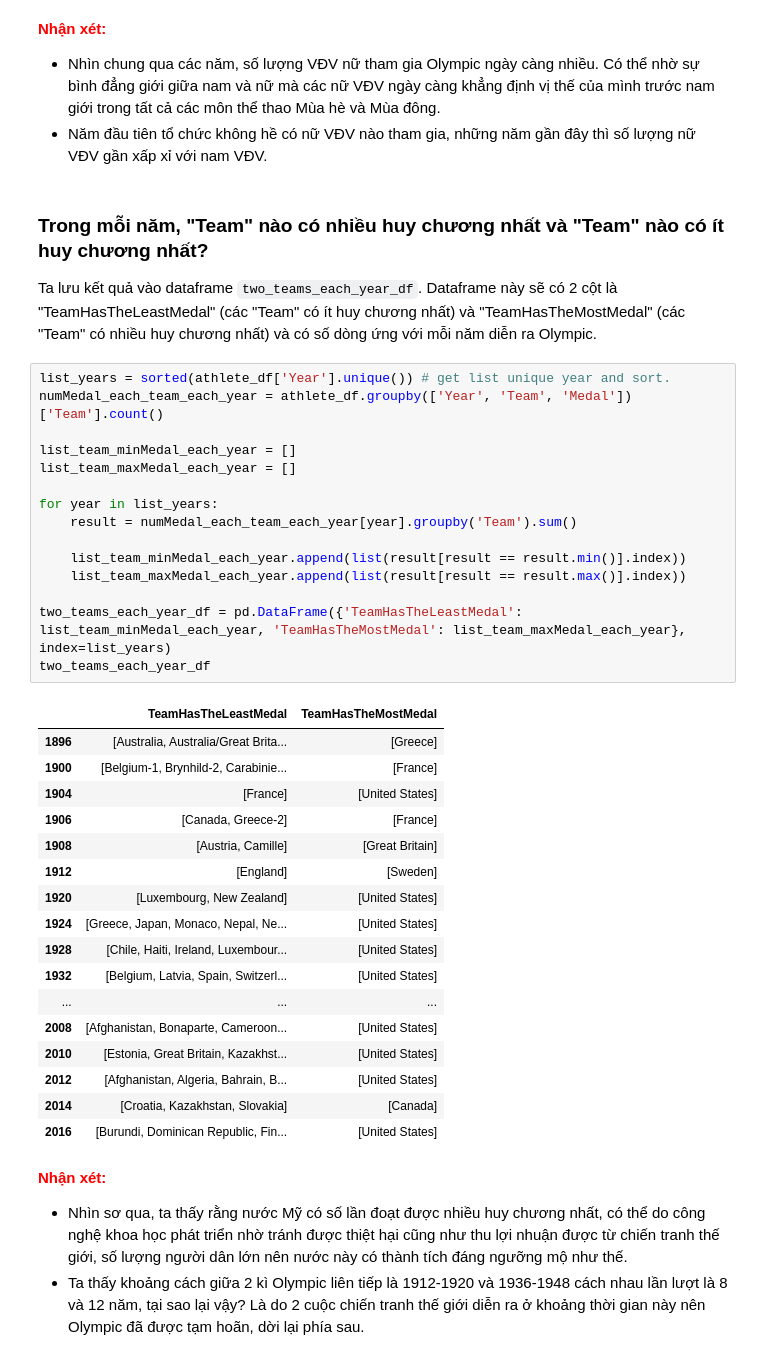
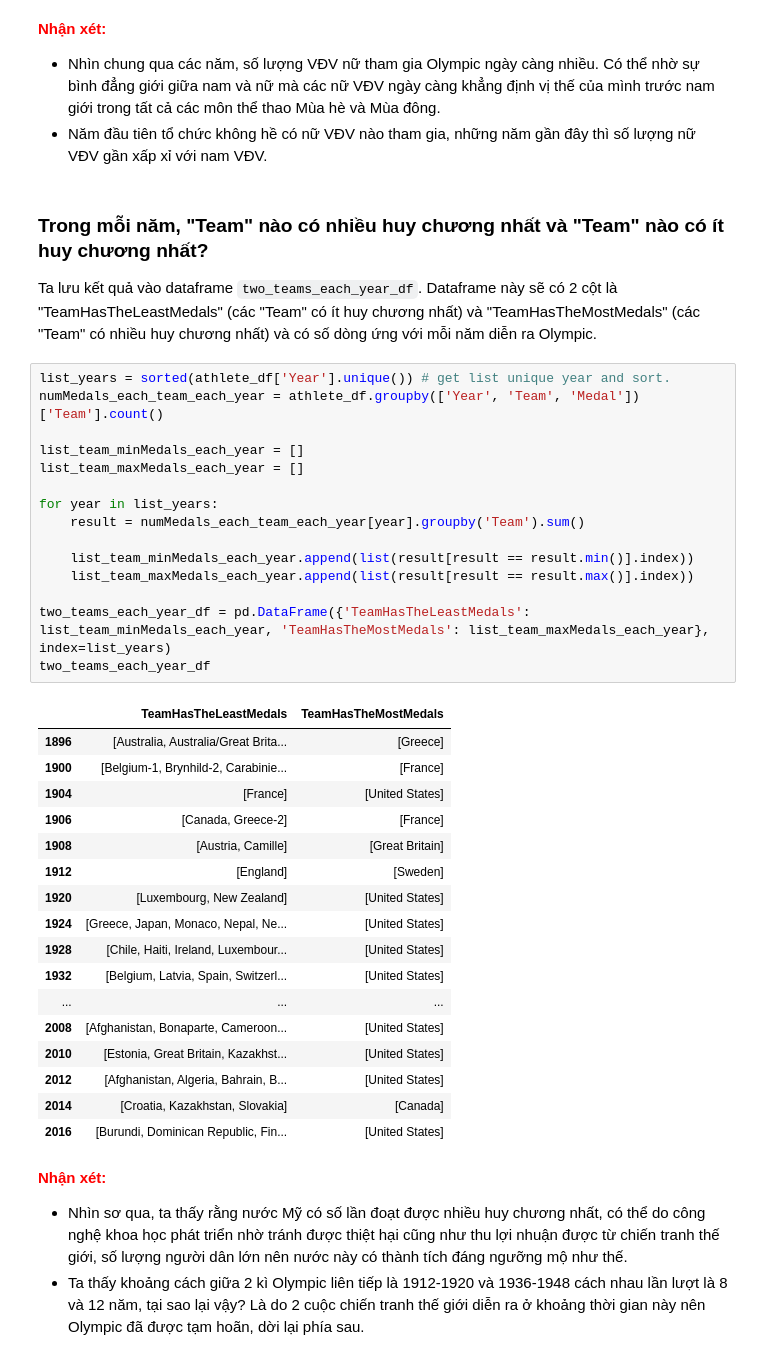
Before and after one commit to dtdung88/DSP-FinalProject, a Jupyter notebook: 1612908-DangTienDung.ipynb, the cells around one changed output. Saved outputs shown, nothing was run; the diff lists cells and outputs as text.

```diff
--- a/1612908-DangTienDung.ipynb
+++ b/1612908-DangTienDung.ipynb
@@ -321,24 +326,24 @@ plt.ylim(0, 1);
 # %% [markdown]
 ###  Trong mỗi năm, "Team" nào có nhiều huy chương nhất và "Team" nào có ít huy chương nhất?
 
-Ta lưu kết quả vào dataframe `two_teams_each_year_df`. Dataframe này sẽ có 2 cột là "TeamHasTheLeastMedal" (các "Team" có ít huy chương nhất) và "TeamHasTheMostMedal" (các "Team" có nhiều huy chương nhất) và có số dòng ứng với mỗi năm diễn ra Olympic.
+Ta lưu kết quả vào dataframe `two_teams_each_year_df`. Dataframe này sẽ có 2 cột là "TeamHasTheLeastMedals" (các "Team" có ít huy chương nhất) và "TeamHasTheMostMedals" (các "Team" có nhiều huy chương nhất) và có số dòng ứng với mỗi năm diễn ra Olympic.
 # %%
 list_years = sorted(athlete_df['Year'].unique()) # get list unique year and sort.
-numMedal_each_team_each_year = athlete_df.groupby(['Year', 'Team', 'Medal'])['Team'].count()
+numMedals_each_team_each_year = athlete_df.groupby(['Year', 'Team', 'Medal'])['Team'].count()
 
-list_team_minMedal_each_year = []
-list_team_maxMedal_each_year = []
+list_team_minMedals_each_year = []
+list_team_maxMedals_each_year = []
 
 for year in list_years:
-    result = numMedal_each_team_each_year[year].groupby('Team').sum()
+    result = numMedals_each_team_each_year[year].groupby('Team').sum()
 
-    list_team_minMedal_each_year.append(list(result[result == result.min()].index))
-    list_team_maxMedal_each_year.append(list(result[result == result.max()].index))
+    list_team_minMedals_each_year.append(list(result[result == result.min()].index))
+    list_team_maxMedals_each_year.append(list(result[result == result.max()].index))
 
-two_teams_each_year_df = pd.DataFrame({'TeamHasTheLeastMedal': list_team_minMedal_each_year, 'TeamHasTheMostMedal': list_team_maxMedal_each_year}, index=list_years)
+two_teams_each_year_df = pd.DataFrame({'TeamHasTheLeastMedals': list_team_minMedals_each_year, 'TeamHasTheMostMedals': list_team_maxMedals_each_year}, index=list_years)
 two_teams_each_year_df
 # %% [output]
-|  | TeamHasTheLeastMedal | TeamHasTheMostMedal |
+|  | TeamHasTheLeastMedals | TeamHasTheMostMedals |
 | 1896 | [Australia, Australia/Great Brita... | [Greece] |
 | 1900 | [Belgium-1, Brynhild-2, Carabinie... | [France] |
 | 1904 | [France] | [United States] |
```
Also changed, not shown: parts of 13 cells of this notebook, 1 other file.
